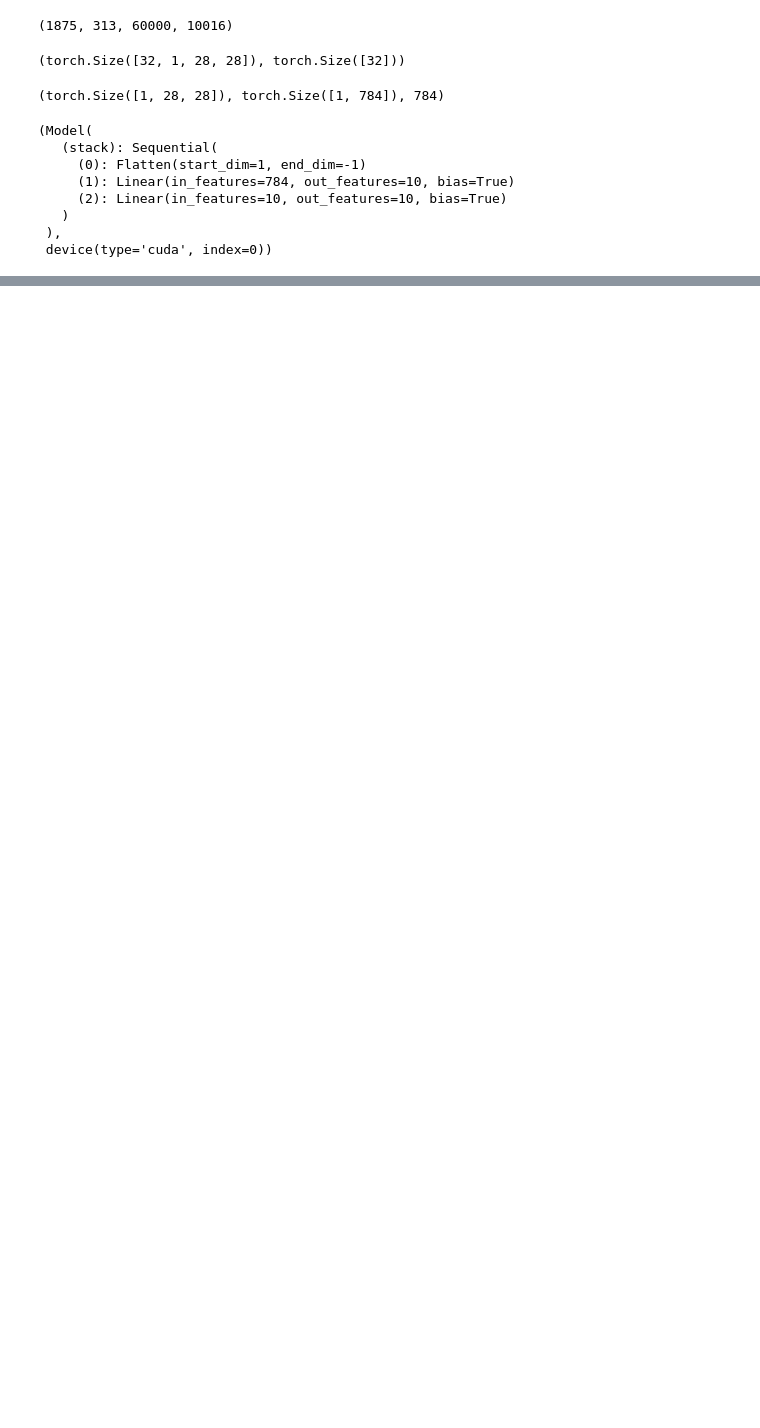
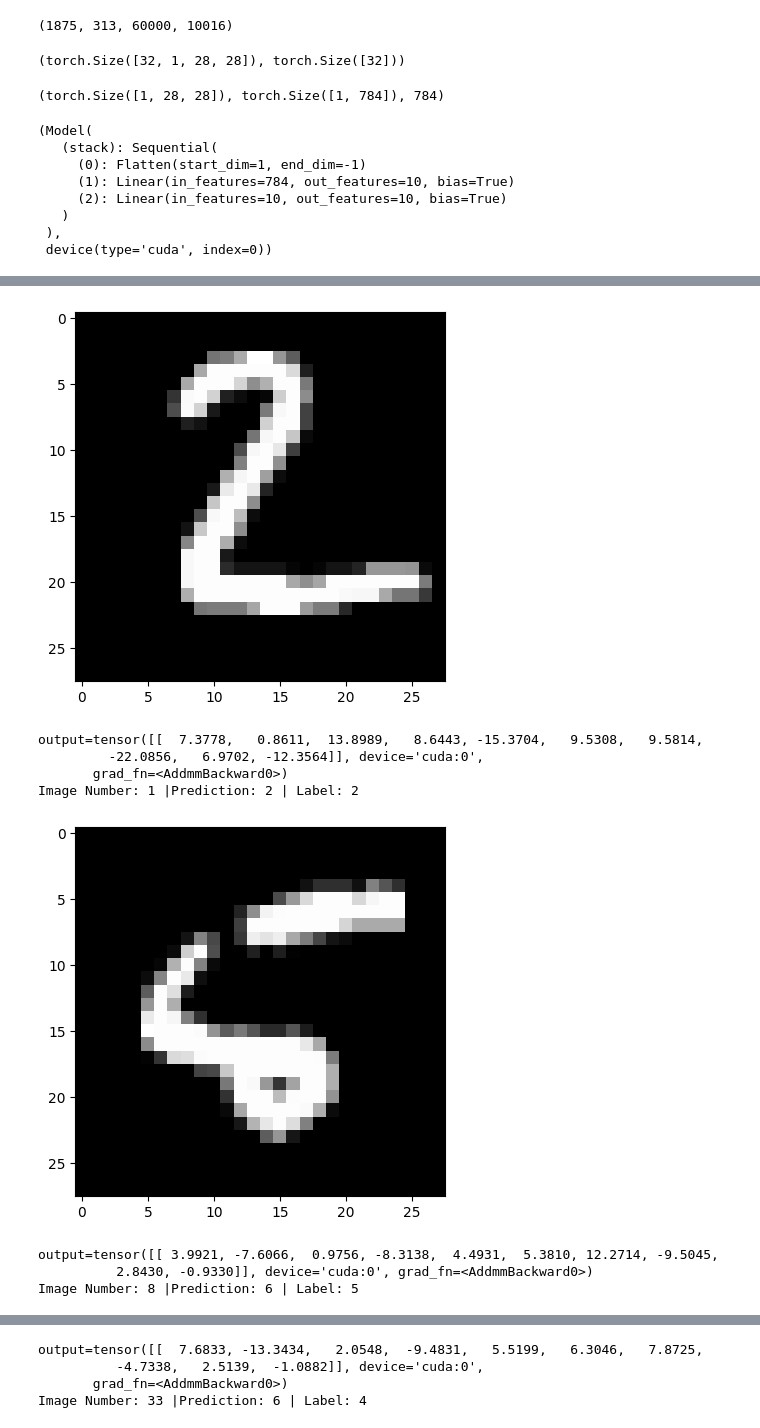
Before and after one commit to bbrianb/Independent-study, a Jupyter notebook: second classification model.ipynb, the cells around one changed output, grey strips where cells are left out. Drawn from its saved outputs; the diff is of its cells as text; code cells hidden in the pictures; blank space fills up the shorter version.

Commit message:
finished the model

```diff
--- a/second classification model.ipynb
+++ b/second classification model.ipynb
@@ -84,3 +74,13 @@ model.to(device), next(model.parameters()).device
    )
  ),
  device(type='cuda', index=0))
+# %%
+import matplotlib.pyplot as plt
+def check_prediction(number):
+    img, lbl = testData[number]
+    plt.imshow(img.squeeze(), cmap='gray')
+    plt.show()
+    output = model(img.to(device))
+    print(f'{output=}')
+    print(f'Image Number: {number} |Prediction: {output.argmax().item()} | Label: {lbl}')
+check_prediction(0)
@@ -86,0 +152,14 @@ model.to(device), next(model.parameters()).device
+# %%
+check_prediction(1)
+check_prediction(incorrect[0])
+check_prediction(incorrect[1])
+# %% [output]
+[figure, added]
+output=tensor([[  7.3778,   0.8611,  13.8989,   8.6443, -15.3704,   9.5308,   9.5814,
+         -22.0856,   6.9702, -12.3564]], device='cuda:0',
+       grad_fn=<AddmmBackward0>)
+Image Number: 1 |Prediction: 2 | Label: 2
+[figure, added]
+output=tensor([[ 3.9921, -7.6066,  0.9756, -8.3138,  4.4931,  5.3810, 12.2714, -9.5045,
+          2.8430, -0.9330]], device='cuda:0', grad_fn=<AddmmBackward0>)
+Image Number: 8 |Prediction: 6 | Label: 5
@@ -86,0 +167,4 @@ model.to(device), next(model.parameters()).device
+output=tensor([[  7.6833, -13.3434,   2.0548,  -9.4831,   5.5199,   6.3046,   7.8725,
+          -4.7338,   2.5139,  -1.0882]], device='cuda:0',
+       grad_fn=<AddmmBackward0>)
+Image Number: 33 |Prediction: 6 | Label: 4
```
Also changed, not shown: parts of 6 cells of this notebook, 9 other files.
